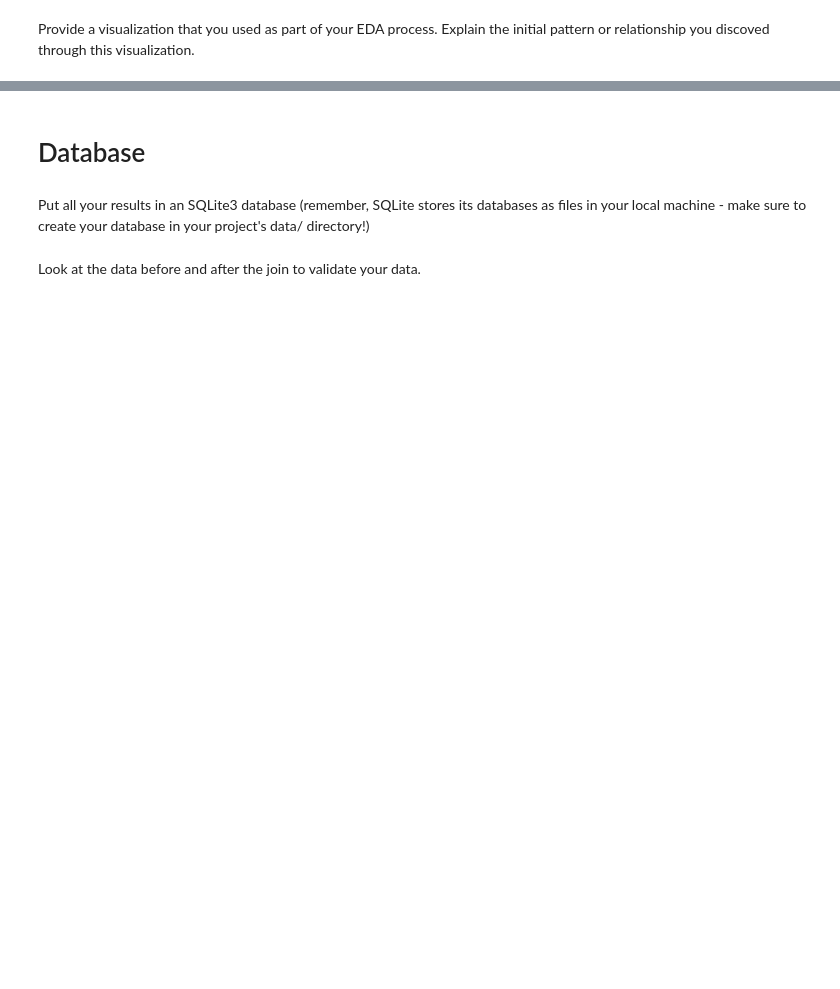
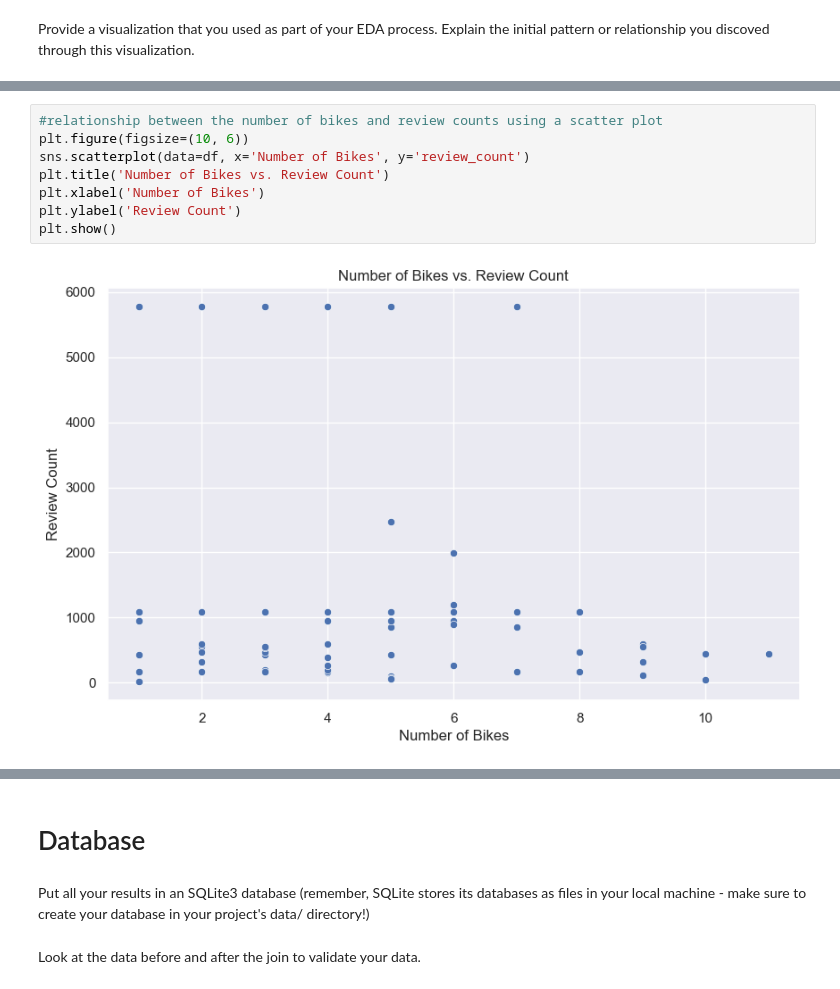
Before and after one commit to LaraOnipede/Stat-Modelling-with-Python, a Jupyter notebook: notebooks/joining_data.ipynb, the cells around one changed output, grey strips where cells are left out. Cells and saved outputs as stored; diff of their text form; blank space fills up the shorter version.

```diff
--- a/notebooks/joining_data.ipynb
+++ b/notebooks/joining_data.ipynb
@@ -203,0 +162,10 @@ plt.show()
+# %%
+#relationship between the number of bikes and review counts using a scatter plot
+plt.figure(figsize=(10, 6))
+sns.scatterplot(data=df, x='Number of Bikes', y='review_count')
+plt.title('Number of Bikes vs. Review Count')
+plt.xlabel('Number of Bikes')
+plt.ylabel('Review Count')
+plt.show()
+# %% [output]
+[figure, added]
```
Also changed, not shown: parts of 25 cells of this notebook.
